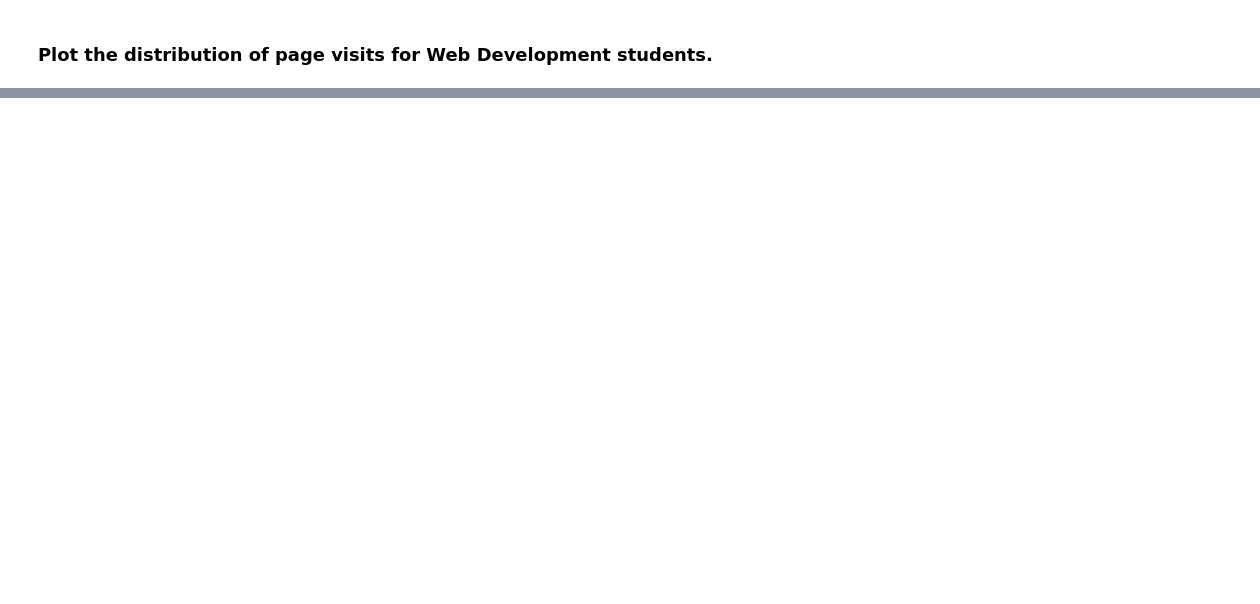
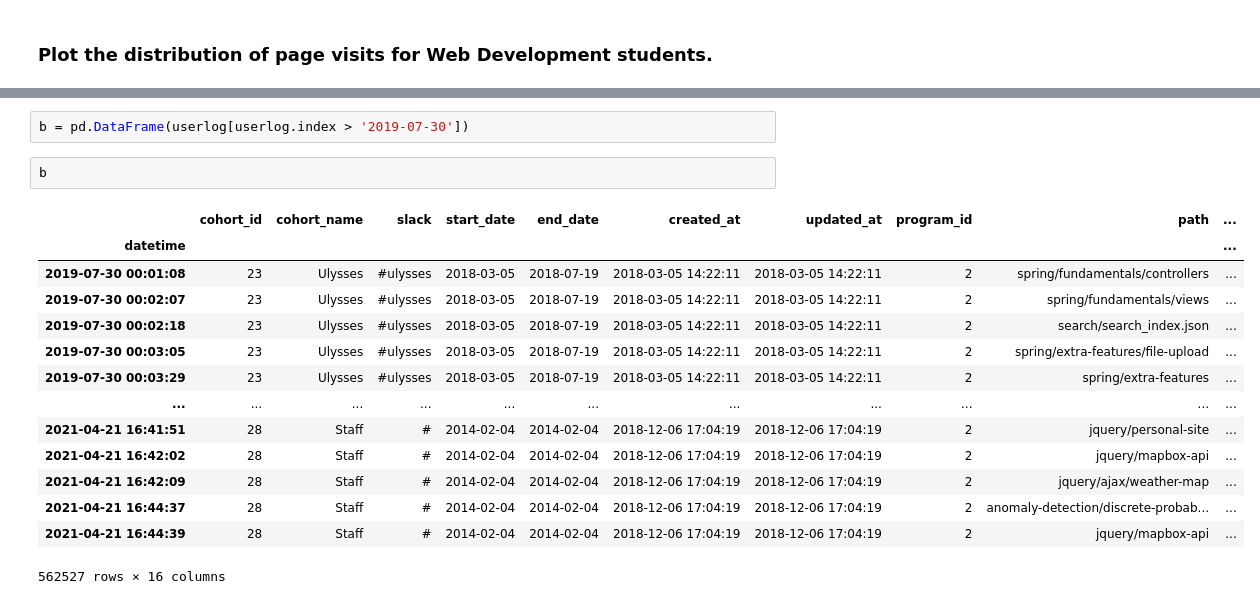
Before and after one commit to AnomalySweeper/user-log-anomaly-detection, a Jupyter notebook: bts-student-log-project-workflow-Copy1.ipynb, the cells around one changed output, grey strips where cells are left out. Cells and saved outputs as stored; diff of their text form; blank space fills up the shorter version.

```diff
--- a/bts-student-log-project-workflow-Copy1.ipynb
+++ b/bts-student-log-project-workflow-Copy1.ipynb
@@ -572,0 +662,19 @@ userlog.resample('d').path.count()
+# %%
+b = pd.DataFrame(userlog[userlog.index > '2019-07-30'])
+# %%
+b
+# %% [output]
+|  | cohort_id | cohort_name | slack | start_date | end_date | created_at | updated_at | program_id | path | ... |
+| datetime |  |  |  |  |  |  |  |  |  | ... |
+| 2019-07-30 00:01:08 | 23 | Ulysses | #ulysses | 2018-03-05 | 2018-07-19 | 2018-03-05 14:22:11 | 2018-03-05 14:22:11 | 2 | spring/fundamentals/controllers | ... |
+| 2019-07-30 00:02:07 | 23 | Ulysses | #ulysses | 2018-03-05 | 2018-07-19 | 2018-03-05 14:22:11 | 2018-03-05 14:22:11 | 2 | spring/fundamentals/views | ... |
+| 2019-07-30 00:02:18 | 23 | Ulysses | #ulysses | 2018-03-05 | 2018-07-19 | 2018-03-05 14:22:11 | 2018-03-05 14:22:11 | 2 | search/search_index.json | ... |
+| 2019-07-30 00:03:05 | 23 | Ulysses | #ulysses | 2018-03-05 | 2018-07-19 | 2018-03-05 14:22:11 | 2018-03-05 14:22:11 | 2 | spring/extra-features/file-upload | ... |
+| 2019-07-30 00:03:29 | 23 | Ulysses | #ulysses | 2018-03-05 | 2018-07-19 | 2018-03-05 14:22:11 | 2018-03-05 14:22:11 | 2 | spring/extra-features | ... |
+| ... | ... | ... | ... | ... | ... | ... | ... | ... | ... | ... |
+| 2021-04-21 16:41:51 | 28 | Staff | # | 2014-02-04 | 2014-02-04 | 2018-12-06 17:04:19 | 2018-12-06 17:04:19 | 2 | jquery/personal-site | ... |
+| 2021-04-21 16:42:02 | 28 | Staff | # | 2014-02-04 | 2014-02-04 | 2018-12-06 17:04:19 | 2018-12-06 17:04:19 | 2 | jquery/mapbox-api | ... |
+| 2021-04-21 16:42:09 | 28 | Staff | # | 2014-02-04 | 2014-02-04 | 2018-12-06 17:04:19 | 2018-12-06 17:04:19 | 2 | jquery/ajax/weather-map | ... |
+| 2021-04-21 16:44:37 | 28 | Staff | # | 2014-02-04 | 2014-02-04 | 2018-12-06 17:04:19 | 2018-12-06 17:04:19 | 2 | anomaly-detection/discrete-probab... | ... |
+| 2021-04-21 16:44:39 | 28 | Staff | # | 2014-02-04 | 2014-02-04 | 2018-12-06 17:04:19 | 2018-12-06 17:04:19 | 2 | jquery/mapbox-api | ... |
+562527 rows × 16 columns
```
Also changed, not shown: parts of 56 cells of this notebook.
